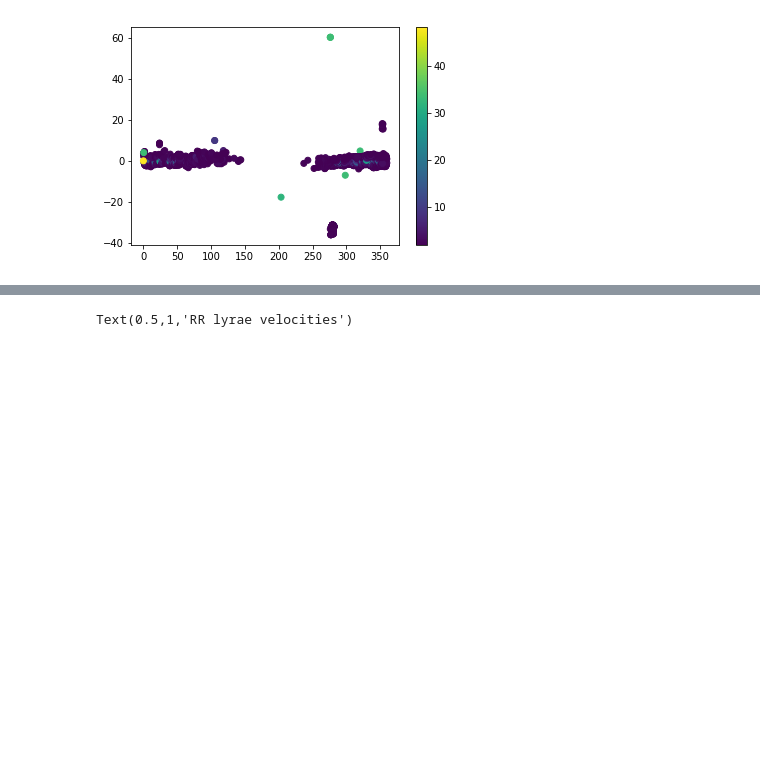
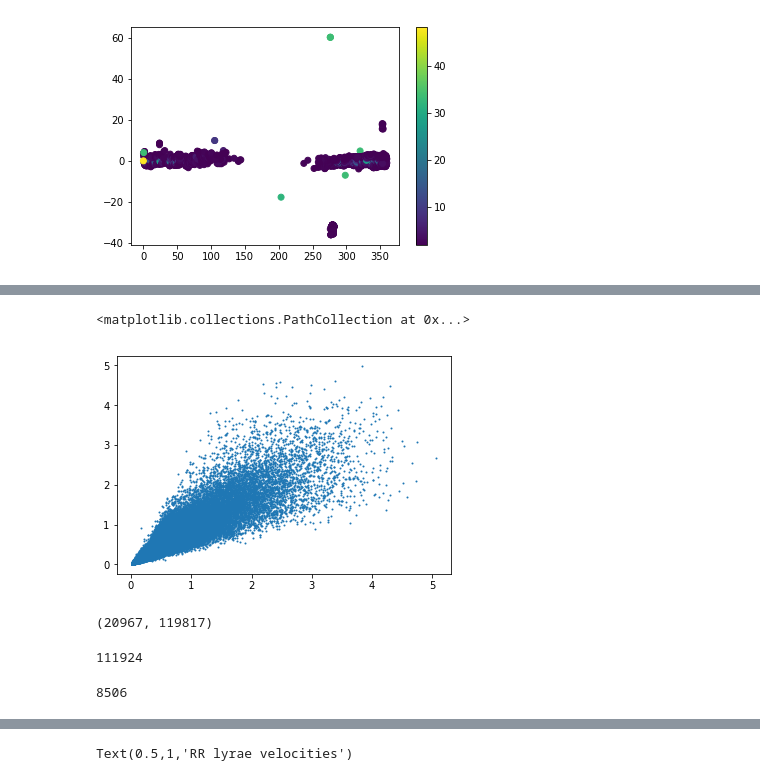
Before and after one commit to andersdot/gaiaDR2, a Jupyter notebook: rrlyrae.ipynb, the cells around one changed output, grey strips where cells are left out. Drawn from its saved outputs; the diff is of its cells as text; code cells hidden in the pictures; blank space fills up the shorter version.

```diff
--- a/rrlyrae.ipynb
+++ b/rrlyrae.ipynb
@@ -94,5 +108,26 @@ plt.colorbar()
+# %%
+plt.scatter(data['pmra_error'], data['pmdec_error'], s=1)
+#plt.xscale('log')
+#plt.yscale('log')
+#plt.xlim(1e-1, 1e3)
+#plt.ylim(1e-1, 1e3)
+# %% [output]
+<matplotlib.collections.PathCollection at 0x...>
+[figure, added]
+# %%
+pmsncut = 1.0
+good = ~np.isnan(data['pmra']) & ~np.isnan(data['pmdec']) & (data['ebv'] <= 2) & (np.abs(data['pmra']/data['pmra_error']) > pmsncut) & (np.abs(data['pmdec']/data['pmdec_error'] > pmsncut))
+np.sum(good), np.sum(~good)
+# %% [output]
+(20967, 119817)
 # %%
-good = ~np.isnan(data['pmra']) & ~np.isnan(data['pmdec'])  & (data['ebv'] <= 2)
-data = data[good]
+np.sum(~np.isnan(data['pmra']) & ~np.isnan(data['pmdec'])& (data['ebv'] <= 2)& (np.abs(data['pmdec']/data['pmdec_error']) > pmsncut) )
+# %% [output]
+111924
+# %%
+data = data[good]
+len(data)
+# %% [output]
+8506
 # %%
 distances = calc_distance(data['int_average_g'], data['ebv'])
```
Also changed, not shown: parts of 18 cells of this notebook.
